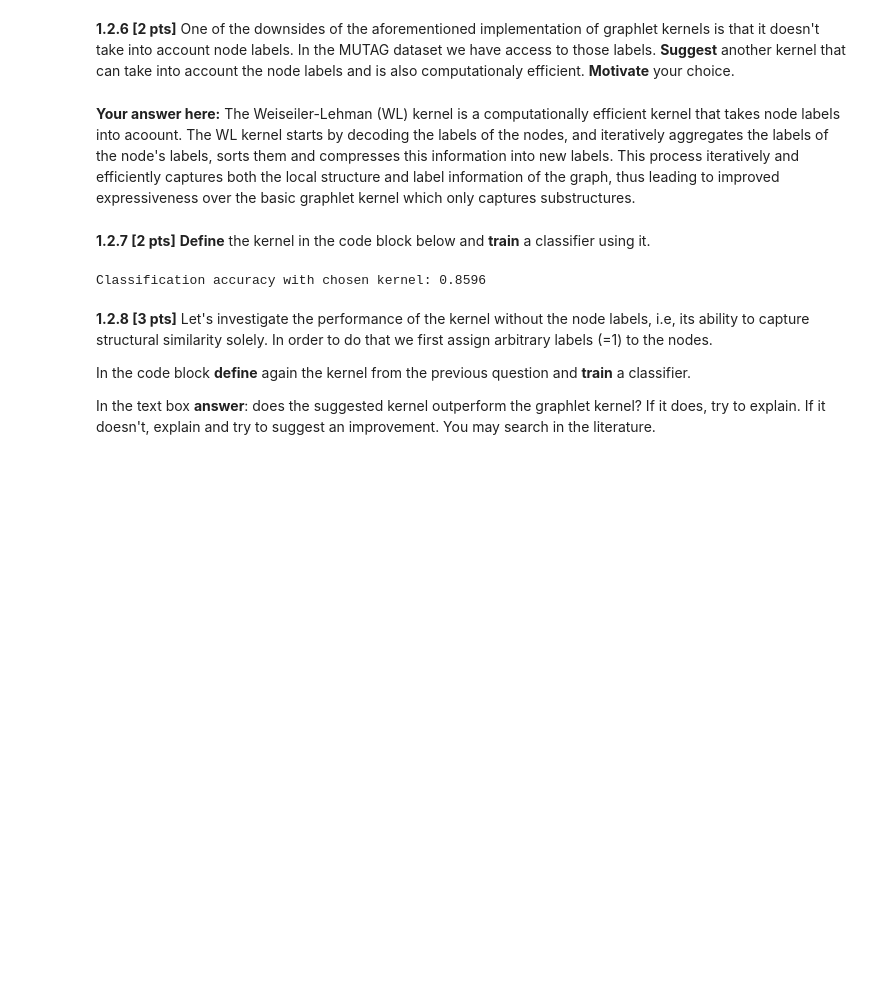
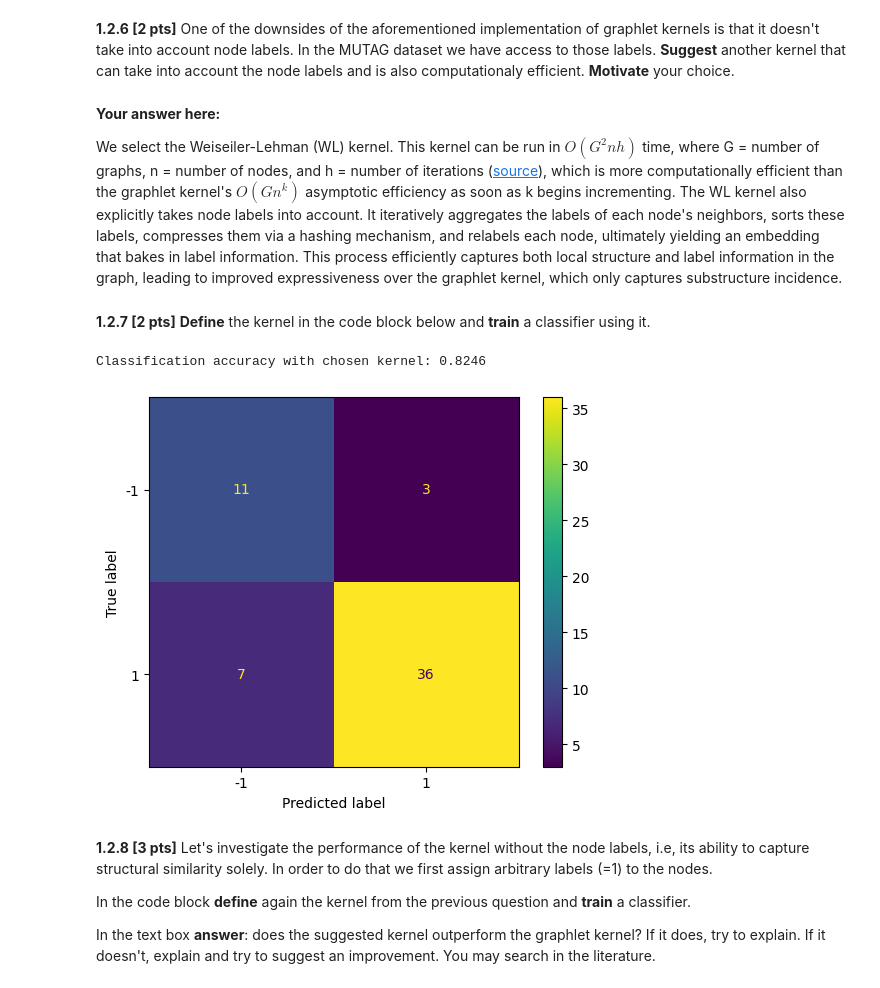
Before and after one commit to kaedejohnson/networkml_epfl_ee452, a Jupyter notebook: nml24_assignment1.ipynb, the cells around one changed output. Saved outputs shown, nothing was run; the diff lists cells and outputs as text; code cells hidden in the pictures; blank space fills up the shorter version.

```diff
--- a/nml24_assignment1.ipynb
+++ b/nml24_assignment1.ipynb
@@ -468,7 +478,8 @@ Considering the table comparing GK-accuracies on MUTAG for different sample-amou
 **1.2.6 [2 pts]** One of the downsides of the aforementioned implementation of graphlet kernels is that it doesn't take into account node labels. In the MUTAG dataset we have access to those labels. **Suggest** another kernel that can take into account the node labels and is also computationaly efficient. **Motivate** your choice.
 # %% [markdown]
 **Your answer here:**
-The Weiseiler-Lehman (WL) kernel is a computationally efficient kernel that takes node labels into acoount. The WL kernel starts by decoding the labels of the nodes, and iteratively aggregates the labels of the node's labels, sorts them and compresses this information into new labels. This process iteratively and efficiently captures both the local structure and label information of the graph, thus leading to improved expressiveness over the basic graphlet kernel which only captures substructures.
+
+We select the Weiseiler-Lehman (WL) kernel. This kernel can be run in $O(G^2nh)$ time, where G = number of graphs, n = number of nodes, and h = number of iterations ([source](https://ethz.ch/content/dam/ethz/special-interest/bsse/borgwardt-lab/documents/slides/CA10_WeisfeilerLehman.pdf)), which is more computationally efficient than the graphlet kernel's $O(Gn^k)$ asymptotic efficiency as soon as k begins incrementing. The WL kernel also explicitly takes node labels into account. It iteratively aggregates the labels of each node's neighbors, sorts these labels, compresses them via a hashing mechanism, and relabels each node, ultimately yielding an embedding that bakes in label information. This process efficiently captures both local structure and label information in the graph, leading to improved expressiveness over the graphlet kernel, which only captures substructure incidence.
 # %%
 # Let's add nodes labels to the G_train and G_test graphs
 with open('MUTAG/MUTAG_node_labels.txt', 'r') as f_nodes:
@@ -485,39 +496,45 @@ for G in G_test:
 **1.2.7 [2 pts]**  **Define** the kernel in the code block below and **train** a classifier using it.
 # %%
 # Your solution here ###########################################################
-from grakel.kernels import WeisfeilerLehman
+
 # Initialize the kernel
-wl_kernel = WeisfeilerLehman(n_iter=5, normalize=True)
-
-# the dots indicate parameters of the kernel to be defined
-kernel = GraphKernel(kernel=[wl_kernel], normalize=True, random_state=seed)
+kernel = GraphKernel(kernel={"name": "weisfeiler_lehman", "n_iter": 5,},
+                                       normalize=True,
+                                       random_state=seed)
 
 # ^^^^^^^^^^^^^^^^^^^^^^^^^^^^^^^^^^^^^^^^^^^^^^^^^^^^^^^^^^^^^^^^^^^^^^^^^^^^^^
 G_train_gk = graph_from_networkx(G_train, node_labels_tag='label')
 G_test_gk = graph_from_networkx(G_test, node_labels_tag='label')
 
 
 # Your solution here ###########################################################
 
 # Compute the kernel matrix
-K_train = graphlet_kernel.fit_transform(G_train_gk)
-K_test = graphlet_kernel.transform(G_test_gk)
+K_train = kernel.fit_transform(G_train_gk)
+K_test = kernel.transform(G_test_gk)
 
 # Train a classifier on the training set
 clf = SVC(kernel='precomputed', random_state=seed)
 clf.fit(K_train, y_train)
 
 
 # ^^^^^^^^^^^^^^^^^^^^^^^^^^^^^^^^^^^^^^^^^^^^^^^^^^^^^^^^^^^^^^^^^^^^^^^^^^^^^^
 
 # Predict the labels of the test set
 y_pred = clf.predict(K_test)
 
 # Calculate the accuracy of the predictions
 accuracy = accuracy_score(y_test, y_pred)
 print(f"Classification accuracy with chosen kernel: {accuracy:.4f}")
+
+# Confusion matrix (added by students)
+cm = metrics.confusion_matrix(y_pred, y_test, labels=[-1,1])
+disp = metrics.ConfusionMatrixDisplay(confusion_matrix=cm, display_labels=classifier.classes_)
+disp.plot()
+plt.show()
 # %% [output]
-Classification accuracy with chosen kernel: 0.8596
+Classification accuracy with chosen kernel: 0.8246
+[figure, added]
 # %% [markdown]
 **1.2.8 [3 pts]** Let's investigate the performance of the kernel without the node labels, i.e, its ability to capture structural similarity solely. In order to do that we first assign arbitrary labels (=1) to the nodes.
 
```
Also changed, not shown: parts of 17 cells of this notebook.
